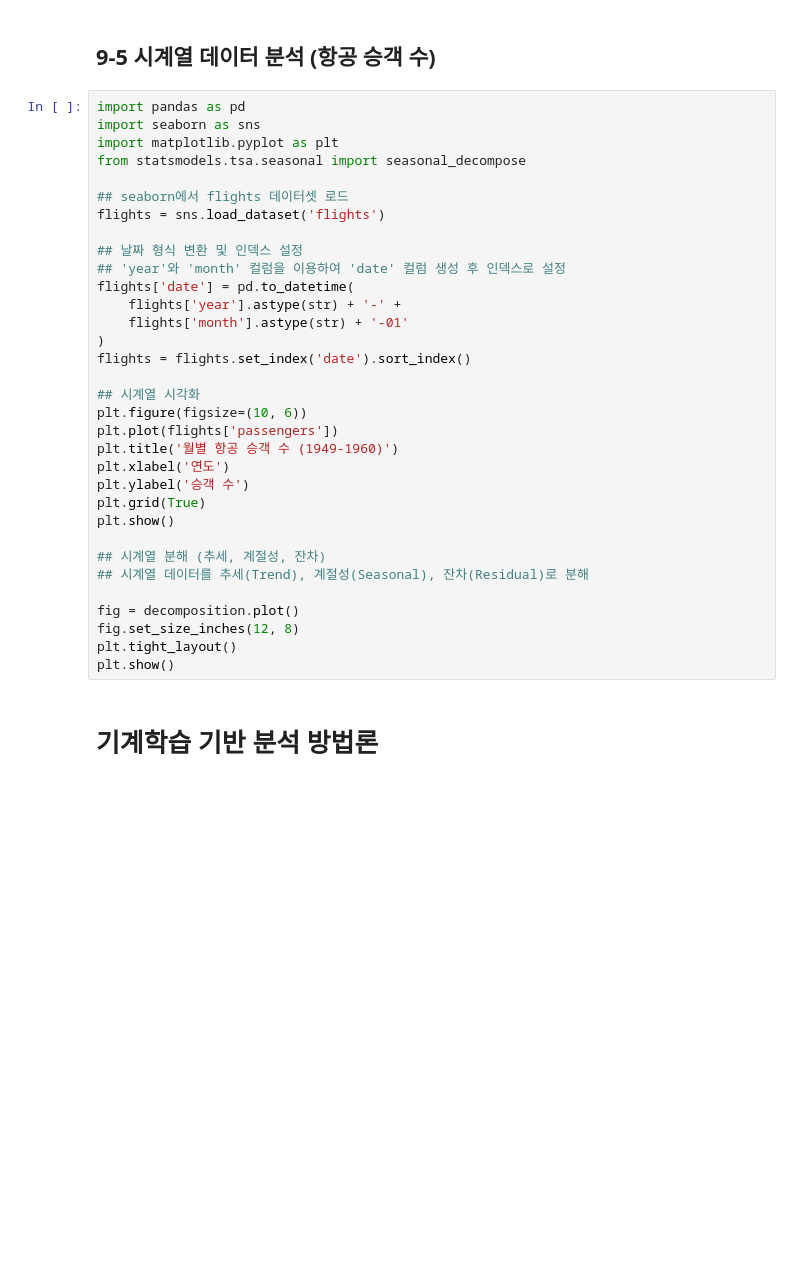
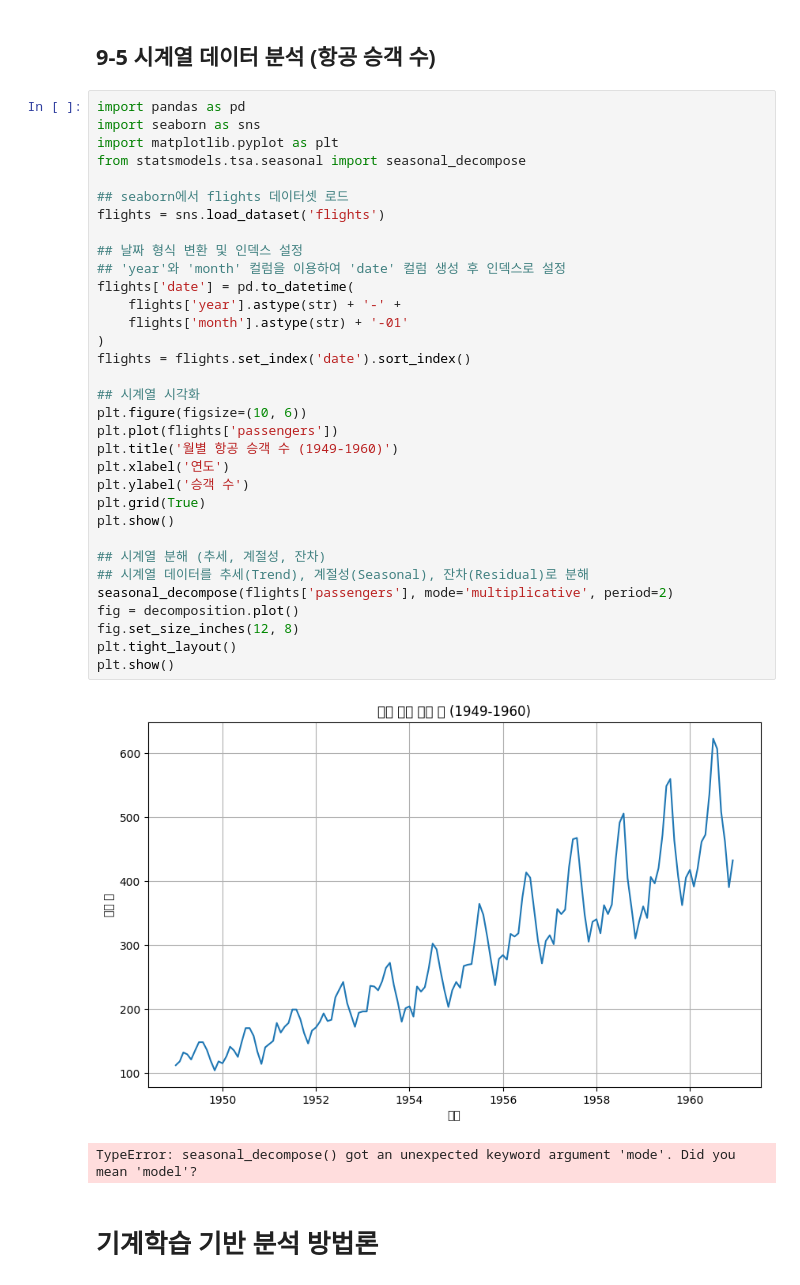
Before and after one commit to LDoHun/Data-Analysis-with-Open-Source, a Jupyter notebook: 오픈소스_데이터_분석_9강.ipynb, the cells around one changed output. Drawn from its saved outputs; the diff is of its cells as text; blank space fills up the shorter version.

```diff
--- a/오픈소스_데이터_분석_9강.ipynb
+++ b/오픈소스_데이터_분석_9강.ipynb
@@ -126,34 +158,37 @@ import pandas as pd
 import seaborn as sns
 import matplotlib.pyplot as plt
 from statsmodels.tsa.seasonal import seasonal_decompose
 
 ## seaborn에서 flights 데이터셋 로드
 flights = sns.load_dataset('flights')
 
 ## 날짜 형식 변환 및 인덱스 설정
 ## 'year'와 'month' 컬럼을 이용하여 'date' 컬럼 생성 후 인덱스로 설정
 flights['date'] = pd.to_datetime(
     flights['year'].astype(str) + '-' +
     flights['month'].astype(str) + '-01'
 )
 flights = flights.set_index('date').sort_index()
 
 ## 시계열 시각화
 plt.figure(figsize=(10, 6))
 plt.plot(flights['passengers'])
 plt.title('월별 항공 승객 수 (1949-1960)')
 plt.xlabel('연도')
 plt.ylabel('승객 수')
 plt.grid(True)
 plt.show()
 
 ## 시계열 분해 (추세, 계절성, 잔차)
 ## 시계열 데이터를 추세(Trend), 계절성(Seasonal), 잔차(Residual)로 분해
-
+seasonal_decompose(flights['passengers'], mode='multiplicative', period=2)
 fig = decomposition.plot()
 fig.set_size_inches(12, 8)
 plt.tight_layout()
 plt.show()
+# %% [output]
+[figure, added]
+TypeError: seasonal_decompose() got an unexpected keyword argument 'mode'. Did you mean 'model'?
 # %% [markdown]
 # 기계학습 기반 분석 방법론
 # %% [markdown]
```
Also changed, not shown: parts of 4 cells of this notebook.
